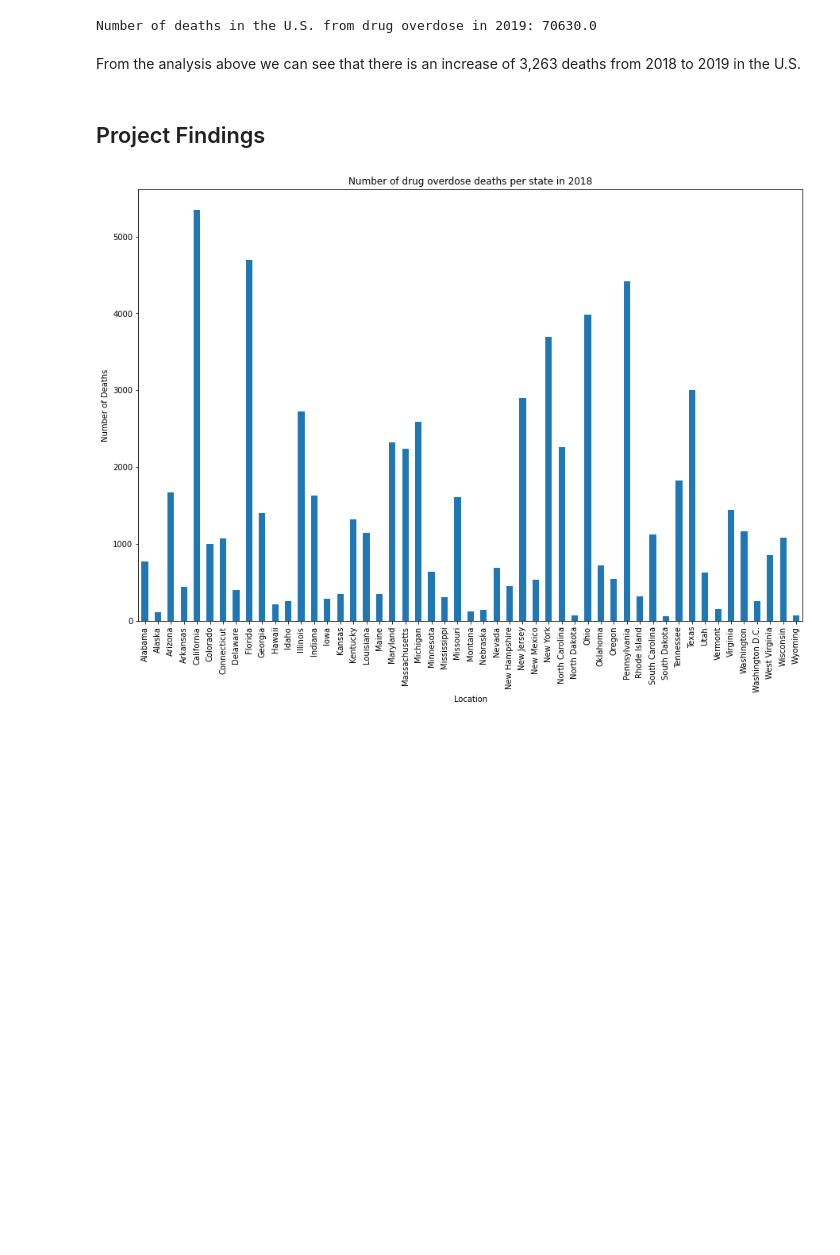
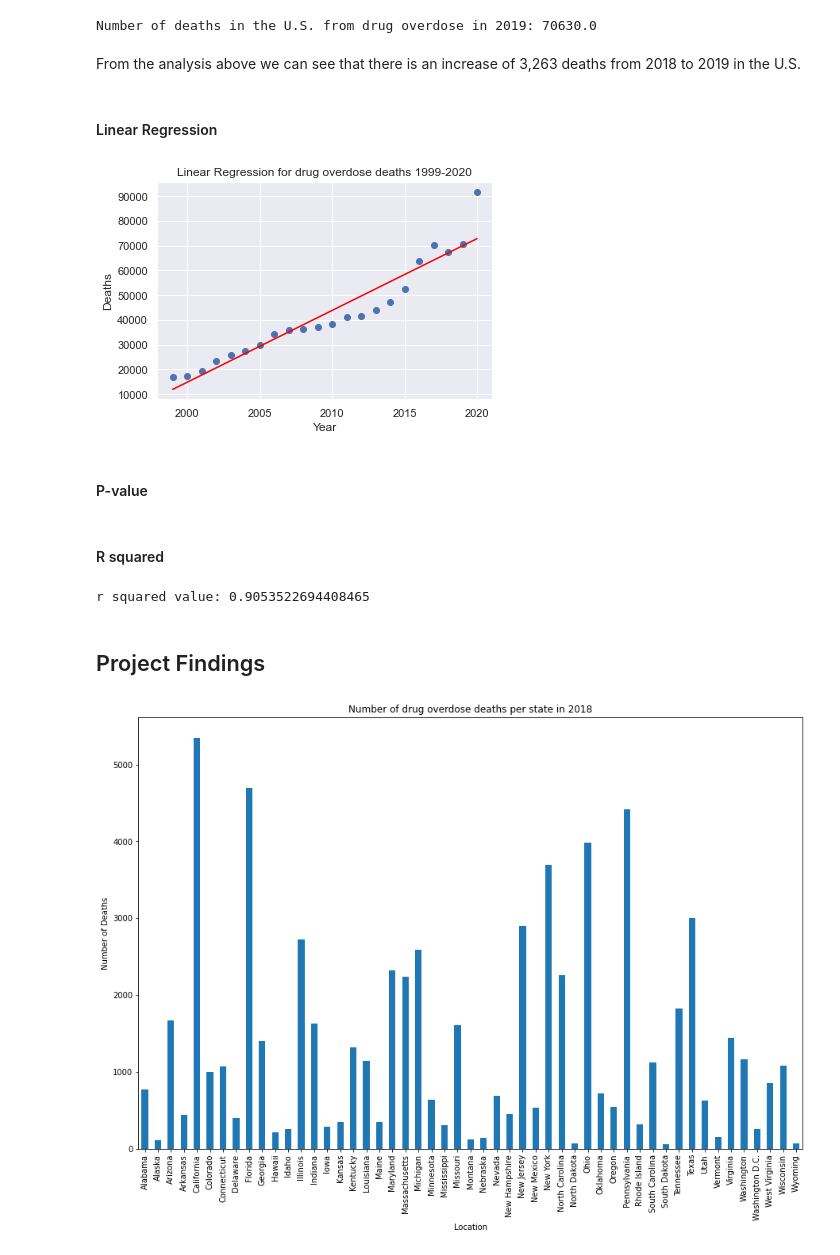
Before and after one commit to molly-rusk/DeathsbyDrugOverdoseinTheUS, a Jupyter notebook: Capstone_Notebook.ipynb, the cells around one changed output. Saved outputs shown, nothing was run; the diff lists cells and outputs as text; code cells hidden in the pictures; blank space fills up the shorter version.

```diff
--- a/Capstone_Notebook.ipynb
+++ b/Capstone_Notebook.ipynb
@@ -248,6 +277,39 @@ print(f'Number of deaths in the U.S. from drug overdose in 2019: {deathsin2019}'
 Number of deaths in the U.S. from drug overdose in 2019: 70630.0
 # %% [markdown]
 From the analysis above we can see that there is an increase of 3,263 deaths from 2018 to 2019 in the U.S.
+# %% [markdown]
+#### Linear Regression
+# %%
+data = pd.read_csv('DODRTimeline.csv')
+X = data.iloc[:, 0].values.reshape(-1, 1)  # values converts it into a numpy array
+Y = data.iloc[:, 1].values.reshape(-1, 1)
+linear_regressor = LinearRegression()
+linear_regressor.fit(X, Y)
+Y_pred = linear_regressor.predict(X)
+# %%
+plt.scatter(X,Y)
+plt.plot(X,Y_pred, color='red')
+plt.xlabel('Year')
+plt.ylabel('Deaths')
+plt.title('Linear Regression for drug overdose deaths 1999-2020')
+plt.show()
+# %% [output]
+[figure, added]
+# %% [markdown]
+#### P-value
+# %% [markdown]
+#### R squared
+# %%
+x_values = [1999,2000,2001,2002,2003,2004,2005,2006,2007,2008,2009,2010,2011,2012,2013,2014,2015,2016,2017,2018,2019,2020]
+y_values = [16849,17416,19394,23518,25785,27424,29813,34425,36010,36450,37004,38329,41340,41502,43982,47055,52404,63632,70237,67637,70630,91799]
+
+correlation_matrix = np.corrcoef(x_values, y_values)
+correlation_xy = correlation_matrix[0,1]
+r_squared = correlation_xy**2
+
+print(f'r squared value: {r_squared}')
+# %% [output]
+r squared value: 0.9053522694408465
 # %% [markdown]
 ## Project Findings
 # %%
```
Also changed, not shown: parts of 8 cells of this notebook, 1 other file.
